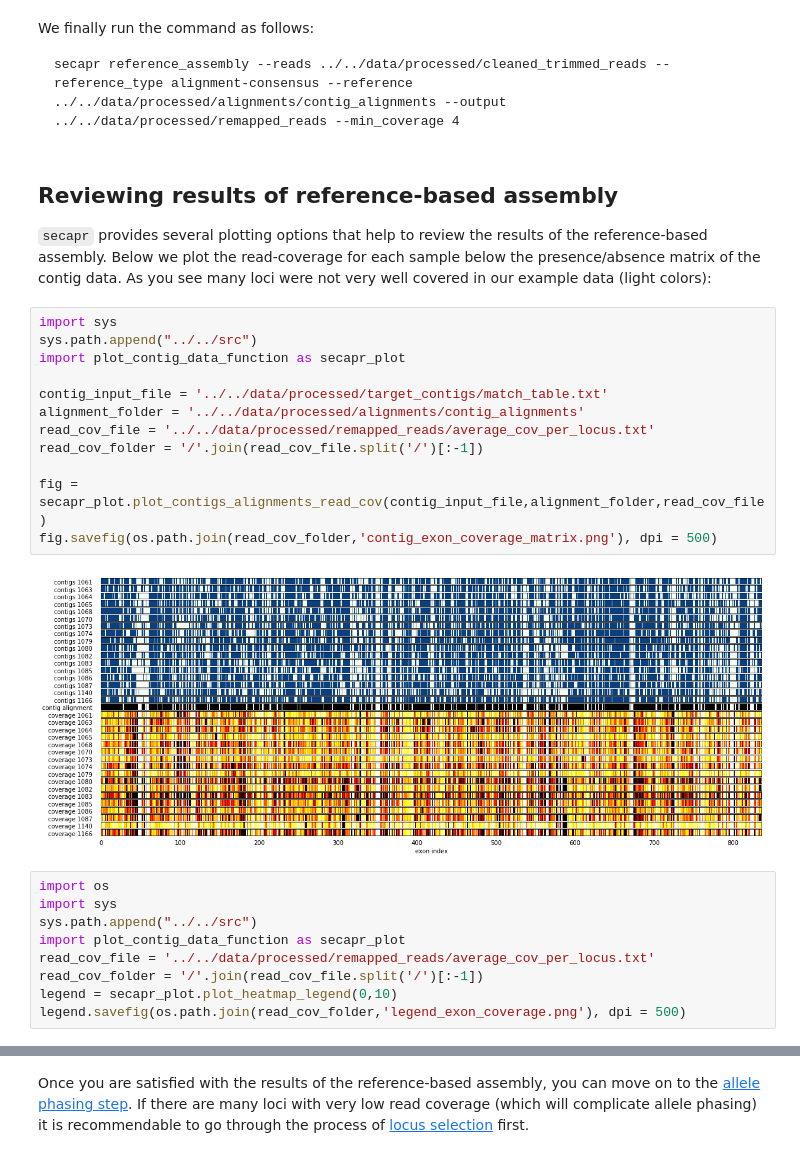
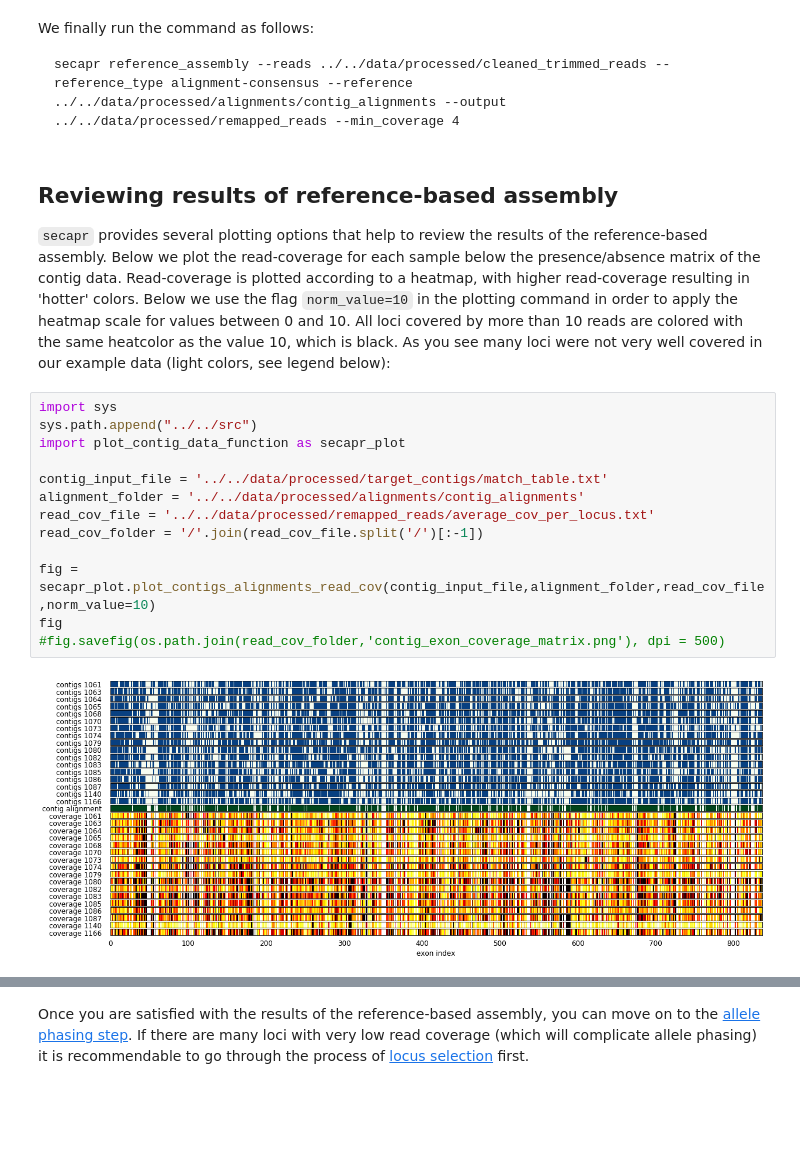
Before and after one commit to AntonelliLab/seqcap_processor, a Jupyter notebook: docs/notebook/reference_assembly.ipynb, the cells around one changed output, grey strips where cells are left out. Saved outputs shown, nothing was run; the diff lists cells and outputs as text; blank space fills up the shorter version.

Commit message:
new plotting options

```diff
--- a/docs/notebook/reference_assembly.ipynb
+++ b/docs/notebook/reference_assembly.ipynb
@@ -54,27 +54,19 @@ We finally run the command as follows:
     secapr reference_assembly --reads ../../data/processed/cleaned_trimmed_reads --reference_type alignment-consensus --reference ../../data/processed/alignments/contig_alignments --output ../../data/processed/remapped_reads --min_coverage 4
 # %% [markdown]
 ## Reviewing results of reference-based assembly
-`secapr` provides several plotting options that help to review the results of the reference-based assembly. Below we plot the read-coverage for each sample below the presence/absence matrix of the contig data. As you see many loci were not very well covered in our example data (light colors):
+`secapr` provides several plotting options that help to review the results of the reference-based assembly. Below we plot the read-coverage for each sample below the presence/absence matrix of the contig data. Read-coverage is plotted according to a heatmap, with higher read-coverage resulting in 'hotter' colors. Below we use the flag `norm_value=10` in the plotting command in order to apply the heatmap scale for values between 0 and 10. All loci covered by more than 10 reads are colored with the same heatcolor as the value 10, which is black. As you see many loci were not very well covered in our example data (light colors, see legend below):
 # %%
 import sys
 sys.path.append("../../src")
 import plot_contig_data_function as secapr_plot
 
 contig_input_file = '../../data/processed/target_contigs/match_table.txt'
 alignment_folder = '../../data/processed/alignments/contig_alignments'
 read_cov_file = '../../data/processed/remapped_reads/average_cov_per_locus.txt'
 read_cov_folder = '/'.join(read_cov_file.split('/')[:-1])
 
-fig = secapr_plot.plot_contigs_alignments_read_cov(contig_input_file,alignment_folder,read_cov_file)
-fig.savefig(os.path.join(read_cov_folder,'contig_exon_coverage_matrix.png'), dpi = 500)
+fig = secapr_plot.plot_contigs_alignments_read_cov(contig_input_file,alignment_folder,read_cov_file,norm_value=10)
+fig
+#fig.savefig(os.path.join(read_cov_folder,'contig_exon_coverage_matrix.png'), dpi = 500)
 # %% [output]
-[figure, old version]
+[figure, new version]
-# %%
-import os
-import sys
-sys.path.append("../../src")
-import plot_contig_data_function as secapr_plot
-read_cov_file = '../../data/processed/remapped_reads/average_cov_per_locus.txt'
-read_cov_folder = '/'.join(read_cov_file.split('/')[:-1])
-legend = secapr_plot.plot_heatmap_legend(0,10)
-legend.savefig(os.path.join(read_cov_folder,'legend_exon_coverage.png'), dpi = 500)
```
Also changed, not shown: parts of 3 cells of this notebook, 4 other files.
